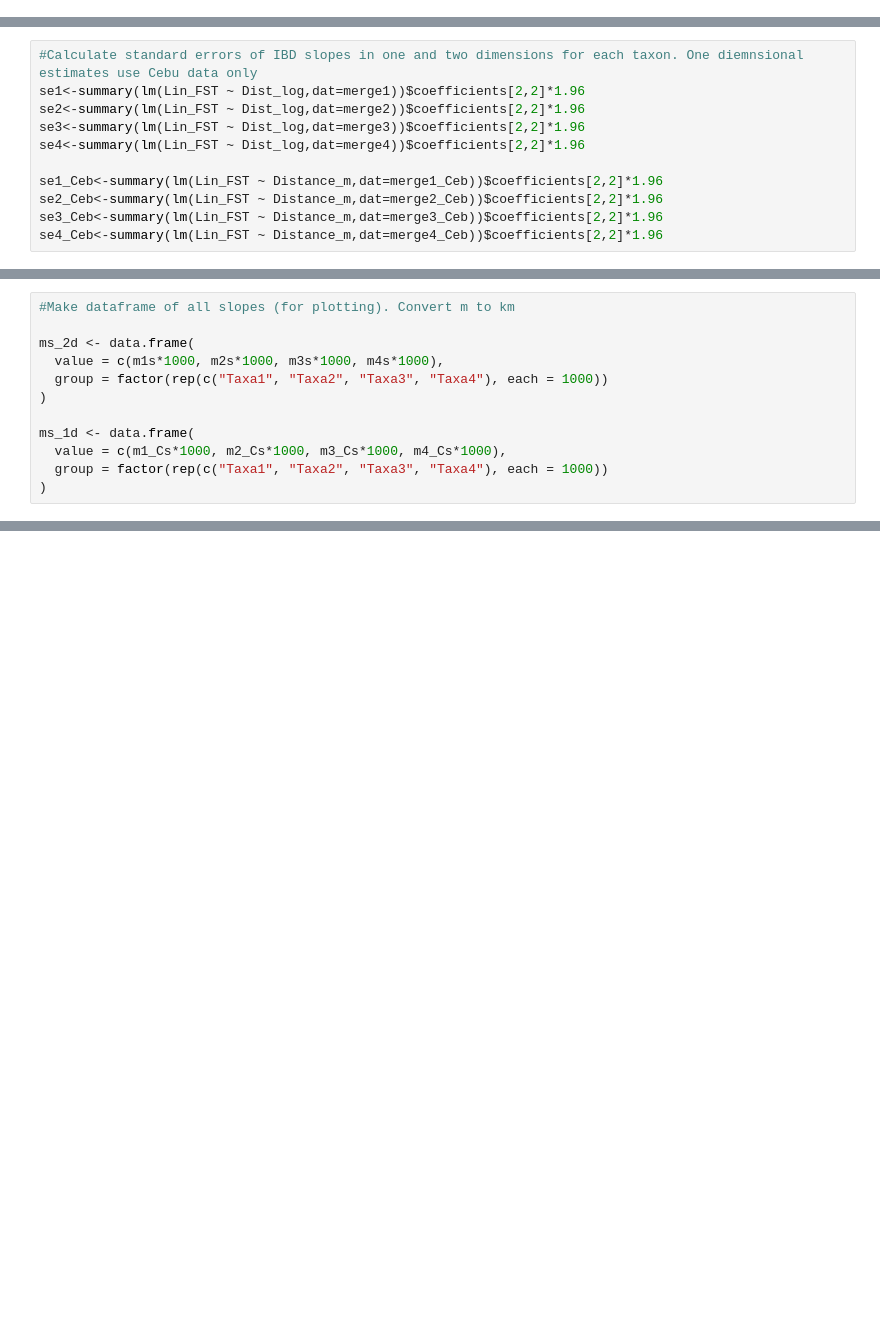
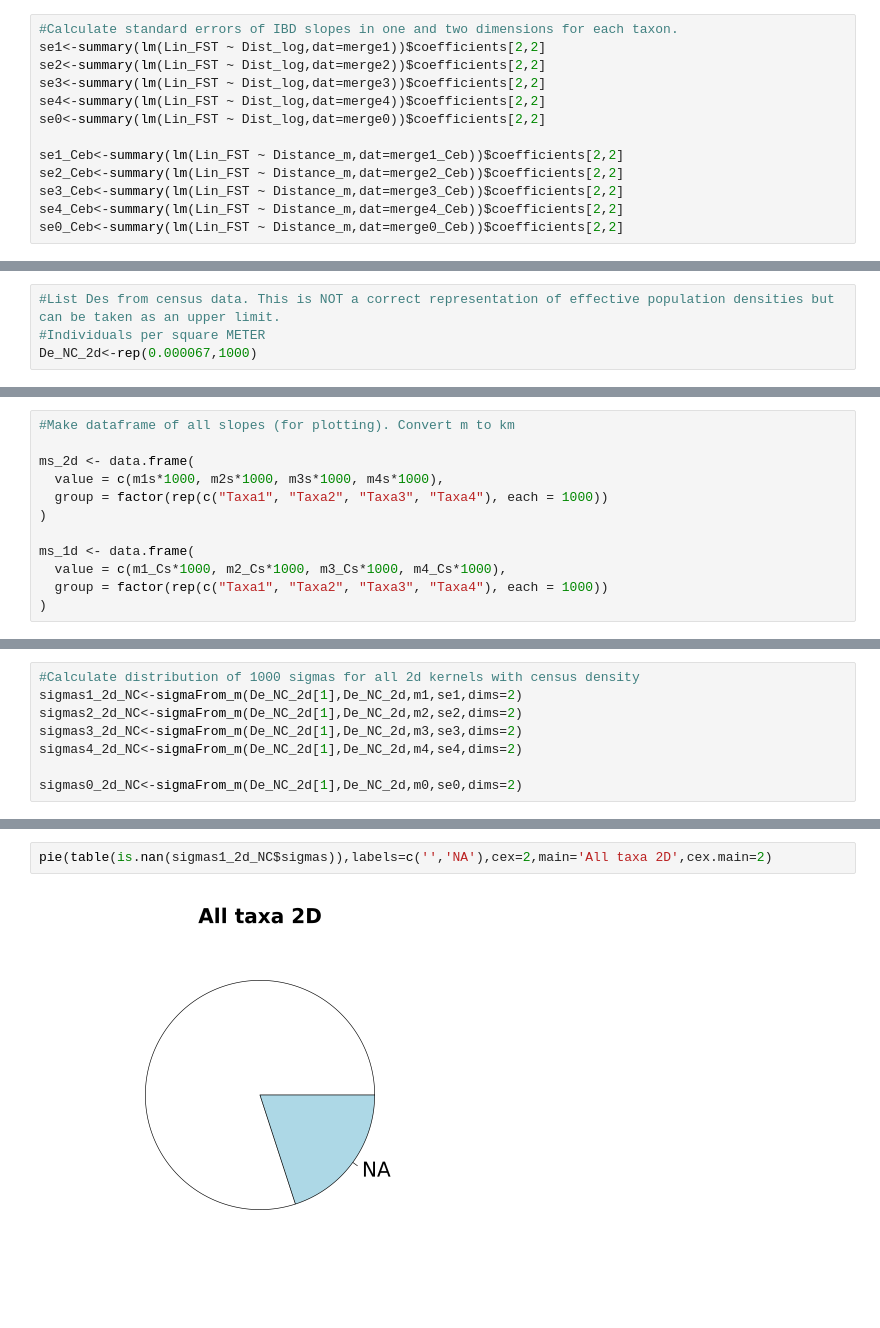
Before and after one commit to jaelynbos/Atenuis_Philippines, a Jupyter notebook: Atenuis_IsolationByDistance.ipynb, the cells around one changed output, grey strips where cells are left out. Saved outputs shown, nothing was run; the diff lists cells and outputs as text; blank space fills up the shorter version.

```diff
--- a/Atenuis_IsolationByDistance.ipynb
+++ b/Atenuis_IsolationByDistance.ipynb
@@ -464,0 +821,13 @@ Calculate Des (estimates of individual density per meter or square meter) for on
+# %%
+#Calculate standard errors of IBD slopes in one and two dimensions for each taxon.
+se1<-summary(lm(Lin_FST ~ Dist_log,dat=merge1))$coefficients[2,2]
+se2<-summary(lm(Lin_FST ~ Dist_log,dat=merge2))$coefficients[2,2]
+se3<-summary(lm(Lin_FST ~ Dist_log,dat=merge3))$coefficients[2,2]
+se4<-summary(lm(Lin_FST ~ Dist_log,dat=merge4))$coefficients[2,2]
+se0<-summary(lm(Lin_FST ~ Dist_log,dat=merge0))$coefficients[2,2]
+
+se1_Ceb<-summary(lm(Lin_FST ~ Distance_m,dat=merge1_Ceb))$coefficients[2,2]
+se2_Ceb<-summary(lm(Lin_FST ~ Distance_m,dat=merge2_Ceb))$coefficients[2,2]
+se3_Ceb<-summary(lm(Lin_FST ~ Distance_m,dat=merge3_Ceb))$coefficients[2,2]
+se4_Ceb<-summary(lm(Lin_FST ~ Distance_m,dat=merge4_Ceb))$coefficients[2,2]
+se0_Ceb<-summary(lm(Lin_FST ~ Distance_m,dat=merge0_Ceb))$coefficients[2,2]
@@ -496,0 +932,4 @@ merge4$Dist_log<-log(merge4$Distance_m)
+# %%
+#List Des from census data. This is NOT a correct representation of effective population densities but can be taken as an upper limit.
+#Individuals per square METER
+De_NC_2d<-rep(0.000067,1000)
@@ -508,11 +946,0 @@ m4_Ceb<-summary(lm(Lin_FST ~ Distance_m,dat=merge4_Ceb))$coefficients[2,1]
-# %%
-#Calculate standard errors of IBD slopes in one and two dimensions for each taxon. One diemnsional estimates use Cebu data only
-se1<-summary(lm(Lin_FST ~ Dist_log,dat=merge1))$coefficients[2,2]*1.96
-se2<-summary(lm(Lin_FST ~ Dist_log,dat=merge2))$coefficients[2,2]*1.96
-se3<-summary(lm(Lin_FST ~ Dist_log,dat=merge3))$coefficients[2,2]*1.96
-se4<-summary(lm(Lin_FST ~ Dist_log,dat=merge4))$coefficients[2,2]*1.96
-
-se1_Ceb<-summary(lm(Lin_FST ~ Distance_m,dat=merge1_Ceb))$coefficients[2,2]*1.96
-se2_Ceb<-summary(lm(Lin_FST ~ Distance_m,dat=merge2_Ceb))$coefficients[2,2]*1.96
-se3_Ceb<-summary(lm(Lin_FST ~ Distance_m,dat=merge3_Ceb))$coefficients[2,2]*1.96
-se4_Ceb<-summary(lm(Lin_FST ~ Distance_m,dat=merge4_Ceb))$coefficients[2,2]*1.96
@@ -812,0 +959,8 @@ join_for_fig<-function(merged_data,long_fsts){
+# %%
+#Calculate distribution of 1000 sigmas for all 2d kernels with census density
+sigmas1_2d_NC<-sigmaFrom_m(De_NC_2d[1],De_NC_2d,m1,se1,dims=2)
+sigmas2_2d_NC<-sigmaFrom_m(De_NC_2d[1],De_NC_2d,m2,se2,dims=2)
+sigmas3_2d_NC<-sigmaFrom_m(De_NC_2d[1],De_NC_2d,m3,se3,dims=2)
+sigmas4_2d_NC<-sigmaFrom_m(De_NC_2d[1],De_NC_2d,m4,se4,dims=2)
+
+sigmas0_2d_NC<-sigmaFrom_m(De_NC_2d[1],De_NC_2d,m0,se0,dims=2)
@@ -812,0 +1007,4 @@ join_for_fig<-function(merged_data,long_fsts){
+# %%
+pie(table(is.nan(sigmas1_2d_NC$sigmas)),labels=c('','NA'),cex=2,main='All taxa 2D',cex.main=2)
+# %% [output]
+[figure, added]
```
Also changed, not shown: parts of 117 cells of this notebook.
